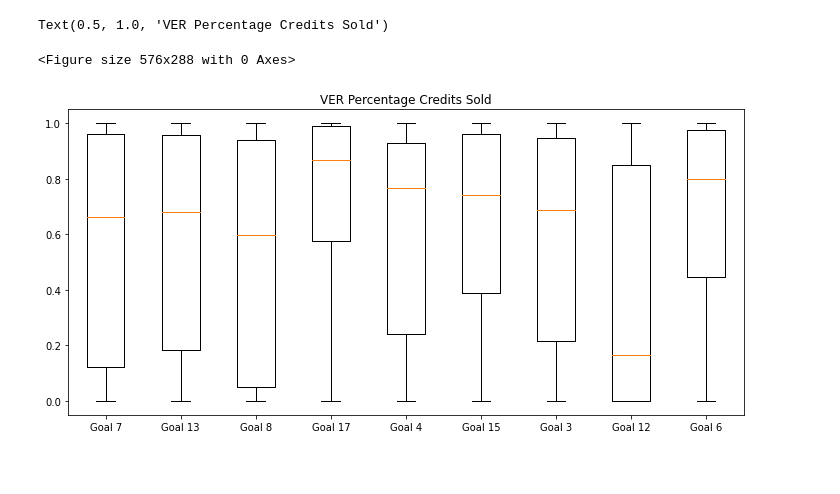
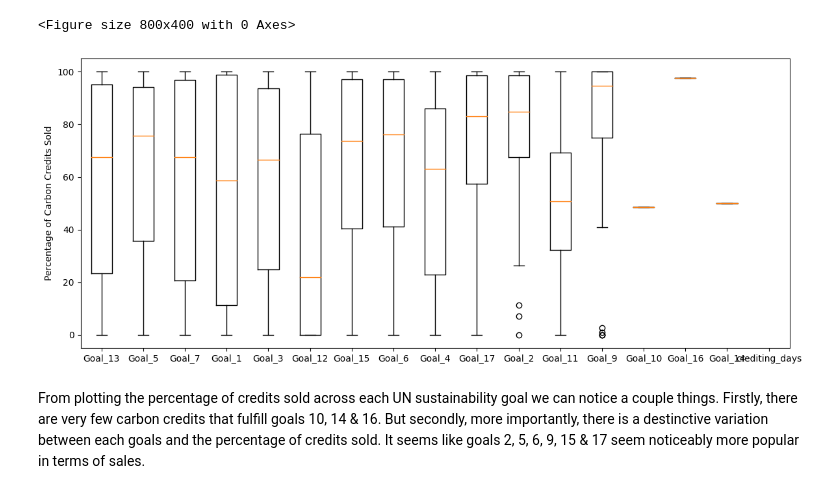
Before and after one commit to balendra-singh/ads_earthchain, a Jupyter notebook: notebooks/EDA.ipynb, the cells around one changed output. Cells and saved outputs as stored; diff of their text form; code cells hidden in the pictures; blank space fills up the shorter version.

```diff
--- a/notebooks/EDA.ipynb
+++ b/notebooks/EDA.ipynb
@@ -7,4 +9,5 @@ import seaborn as sns
 # %%
-data=pd.read_csv('prepped_data.csv')
+data=pd.read_csv(("../data/transformed/transform.csv"))
+data.drop(data[data['VER_issued_credits']==0].index,inplace=True)
 data
 # %% [output]
@@ -24,18 +27,19 @@ data
 # %%
 import matplotlib.pyplot as plt
 # %%
-#Goals 6 and 17 seem to be the most popular
 plt.figure(figsize=[8,4])
-fig, ax = plt.subplots(figsize=(10,5),layout='tight')
+fig, ax = plt.subplots(figsize=(12,5),layout='tight')
 goals_sales={}
-for i in range(0,9):
-    colname=data.columns[25+i]
-    colname=colname.split(':',1)[0]
-    goals_sales[colname]=list(data[data.iloc[:,25+i]==True]['VER_percentage_sold'].dropna())
+for i in range(0,17):
+    colname=data.columns[27+i]
+    goals_sales[colname]=list(data[data.iloc[:,27+i]==1]['VER_sold_percentage'].dropna())
 ax.boxplot(goals_sales.values())
 ax.set_xticklabels(goals_sales.keys())
-plt.title('VER Percentage Credits Sold')
+plt.ylabel('Percentage of Carbon Credits Sold')
+plt.tight_layout()
 # %% [output]
-Text(0.5, 1.0, 'VER Percentage Credits Sold')
+<Figure size 800x400 with 0 Axes>
-<Figure size 576x288 with 0 Axes>
-[figure, old version]
+[figure, new version]
+# %% [markdown]
+From plotting the percentage of credits sold across each UN sustainability goal we can notice a couple things. Firstly, there are very few carbon credits that fulfill goals 10, 14 & 16. But secondly, more importantly, there is a destinctive variation between each goals and the percentage of credits sold.
+It seems like goals 2, 5, 6, 9, 15 & 17 seem noticeably more popular in terms of sales.
```
Also changed, not shown: parts of 16 cells of this notebook, 2 other files.
